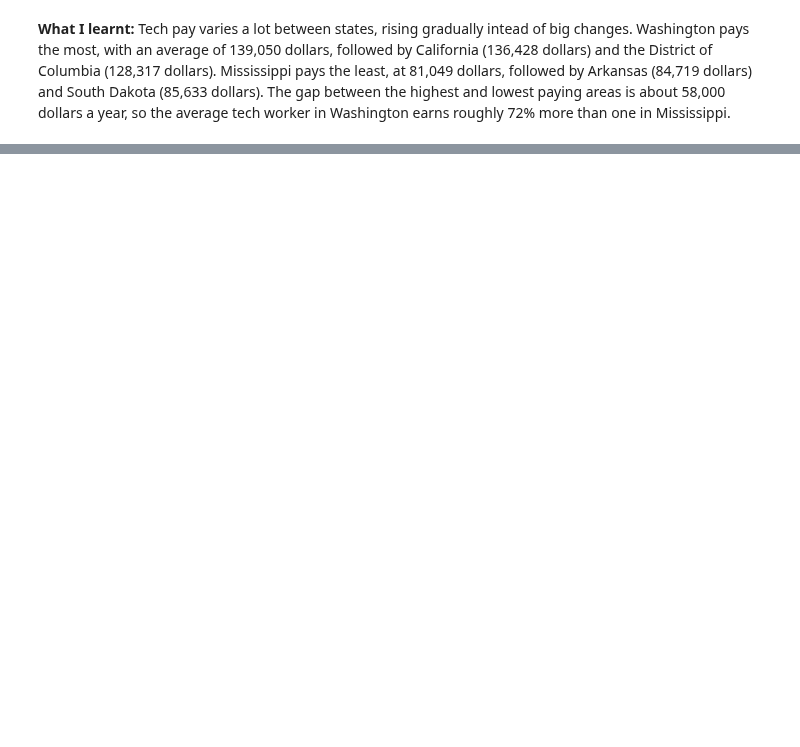
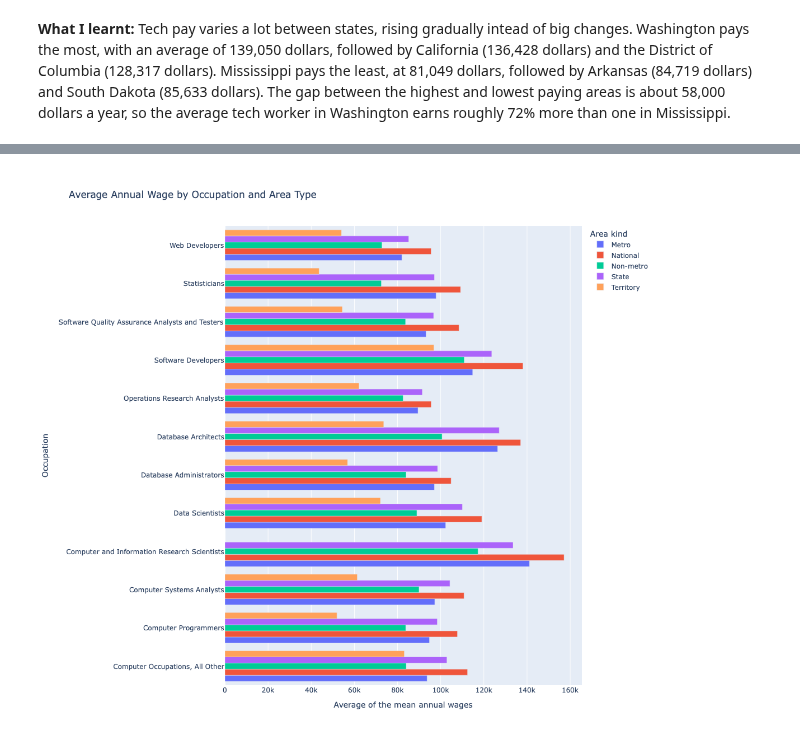
Before and after one commit to chryswds/DVC-CA1, a Jupyter notebook: DVC_CA1-2023334.ipynb, the cells around one changed output, grey strips where cells are left out. Drawn from its saved outputs; the diff is of its cells as text; code cells hidden in the pictures; blank space fills up the shorter version.

Commit message:
Creates interactive plotly grouped bar chart checking average wage by occupation in each area type

```diff
--- a/DVC_CA1-2023334.ipynb
+++ b/DVC_CA1-2023334.ipynb
@@ -231,0 +237,17 @@ fig_3.show()
+# %%
+compare = tech_df.copy()
+compare["Area kind"] = compare["AREA_TYPE"].map({1: "National", 2: "State", 3: "Territory", 4: "Metro", 6: "Non-metro"})
+
+avg_wage = compare.groupby(["OCC_TITLE", "Area kind"], as_index=False)["A_MEAN"].mean()
+
+fig_5 = px.bar(avg_wage,
+               x="A_MEAN",
+               y="OCC_TITLE",
+               color="Area kind",
+               barmode="group",
+               height=1000,
+               labels={"A_MEAN": "Average of the mean annual wages", "OCC_TITLE": "Occupation"},
+               title="Average Annual Wage by Occupation and Area Type")
+fig_5.show()
+# %% [output]
+[figure, added]
```
Also changed, not shown: parts of 5 cells of this notebook.
